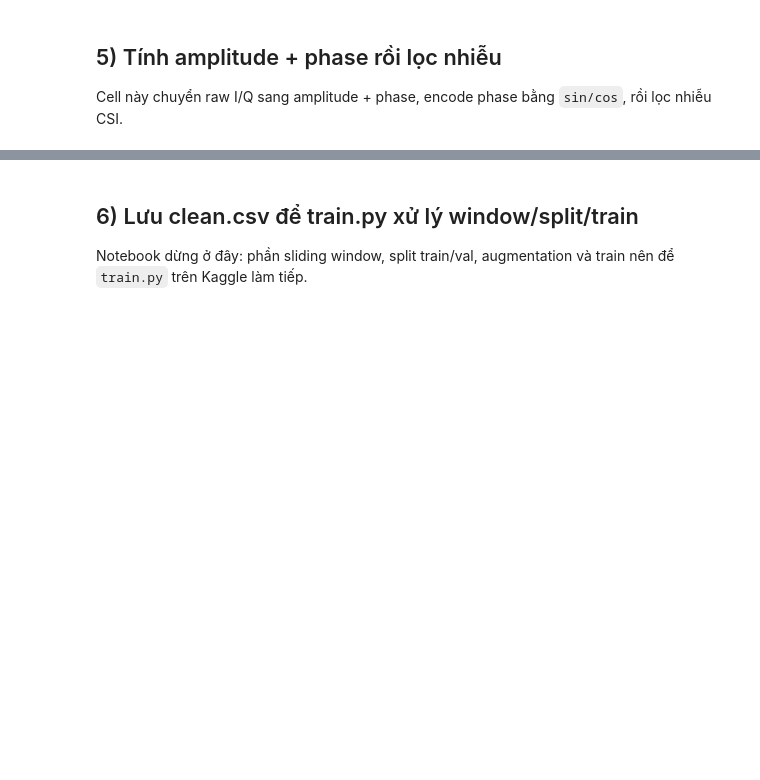
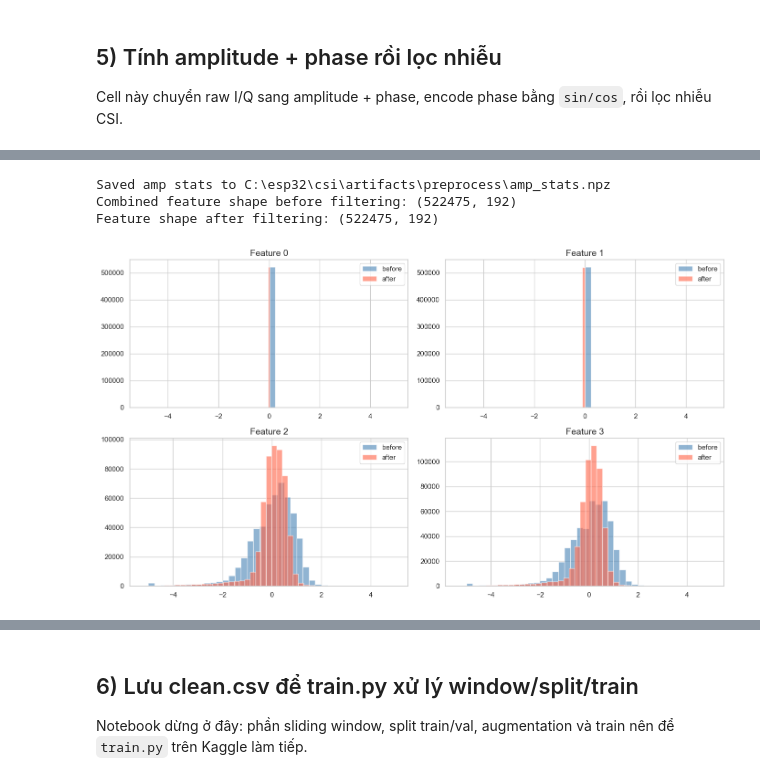
Before and after one commit to GBhihi/PBL5-train-model, a Jupyter notebook: preprocess.ipynb, the cells around one changed output, grey strips where cells are left out. Drawn from its saved outputs; the diff is of its cells as text; code cells hidden in the pictures; blank space fills up the shorter version.

```diff
--- a/preprocess.ipynb
+++ b/preprocess.ipynb
@@ -46,7 +46,7 @@ pd.set_option("display.width", 160)
 Cell này đặt đường dẫn làm việc, tạo thư mục artifact và kiểm tra file `data4.csv` đã tồn tại hay chưa.
 # %%
 ROOT = Path(".").resolve()
-DATA_DIR = ROOT / "data" / "raw"
+DATA_DIR = ROOT / "data"
 ARTIFACT_DIR = ROOT / "artifacts" / "preprocess"
 ARTIFACT_DIR.mkdir(parents=True, exist_ok=True)
 
@@ -174,4 +206,6 @@ Cell này chuyển raw I/Q sang amplitude + phase, encode phase bằng `sin/cos`
 # %%
+AMP_STATS_PATH = ARTIFACT_DIR / "amp_stats.npz"
+
 def _read_merged_csv_iq(path: str | Path) -> tuple[np.ndarray, np.ndarray]:
     rows: list[list[float]] = []
     labels: list[int] = []
@@ -221,11 +255,30 @@ def _prepare_from_iq_rows(x_rows: np.ndarray) -> np.ndarray:
 
     amp_mu = np.mean(amp_used, axis=0, keepdims=True)
     amp_sigma = np.std(amp_used, axis=0, keepdims=True) + 1e-8
+    np.savez(
+        AMP_STATS_PATH,
+        amp_mu_train=amp_mu.astype(np.float32),
+        amp_sigma_train=amp_sigma.astype(np.float32),
+        amp_log=np.array(USE_AMP_LOG, dtype=np.bool_),
+    )
+    print(f"Saved amp stats to {AMP_STATS_PATH}")
+
     amp_norm = (amp_used - amp_mu) / amp_sigma
 
     phase_cos = np.cos(phase)
     phase_sin = np.sin(phase)
     return np.concatenate((amp_norm, phase_cos, phase_sin), axis=1)
+
+
+def remove_outliers_zscore(x: np.ndarray, threshold: float = 5.0) -> np.ndarray:
+    mu = np.mean(x, axis=0, keepdims=True)
+    sigma = np.std(x, axis=0, keepdims=True) + 1e-8
+
+    lower = mu - threshold * sigma
+    upper = mu + threshold * sigma
+
+    x_clean = np.clip(x, lower, upper)
+    return x_clean.astype(np.float32)
 
 
 def _clean_raw_csi(csi: np.ndarray, use_hampel: bool, cutoff: float) -> np.ndarray:
@@ -246,15 +312,21 @@ display(pd.DataFrame(X_raw[:5]).head())
 # %%
 X_amp_phase = _prepare_from_iq_rows(X_raw)
 print("Combined feature shape before filtering:", X_amp_phase.shape)
 
-denoised = _clean_raw_csi(X_amp_phase, use_hampel=True, cutoff=0.1)
+X_amp_phase = remove_outliers_zscore(X_amp_phase, threshold=5.0)
+denoised = butterworth_lowpass(X_amp_phase, cutoff=0.1)
 print("Feature shape after filtering:", denoised.shape)
 
 fig, axes = plt.subplots(2, 2, figsize=(14, 8))
 for ax, idx in zip(axes.flat, range(min(4, denoised.shape[1]))):
     ax.hist(X_amp_phase[:, idx], bins=40, alpha=0.6, label="before", color="steelblue")
     ax.hist(denoised[:, idx], bins=40, alpha=0.6, label="after", color="tomato")
     ax.set_title(f"Feature {idx}")
     ax.legend()
 plt.tight_layout()
 plt.show()
+# %% [output]
+Saved amp stats to C:\esp32\csi\artifacts\preprocess\amp_stats.npz
+Combined feature shape before filtering: (522475, 192)
+Feature shape after filtering: (522475, 192)
+[figure, added]
```
Also changed, not shown: parts of 15 cells of this notebook.
